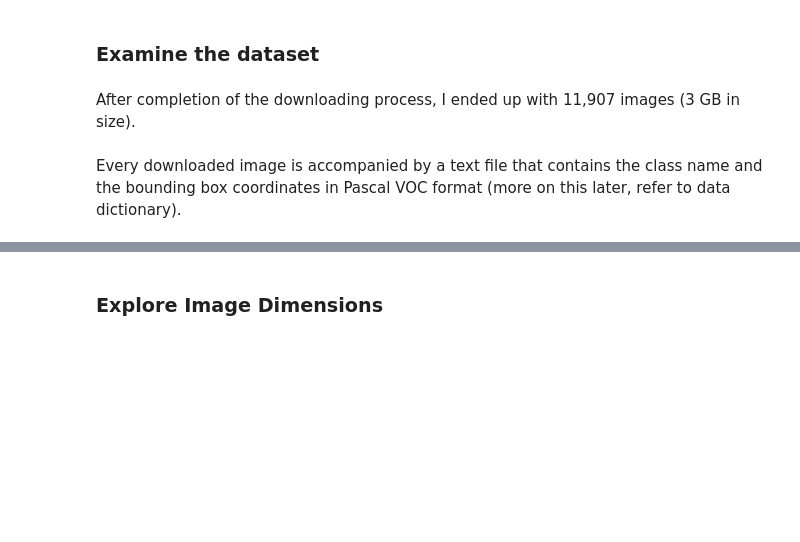
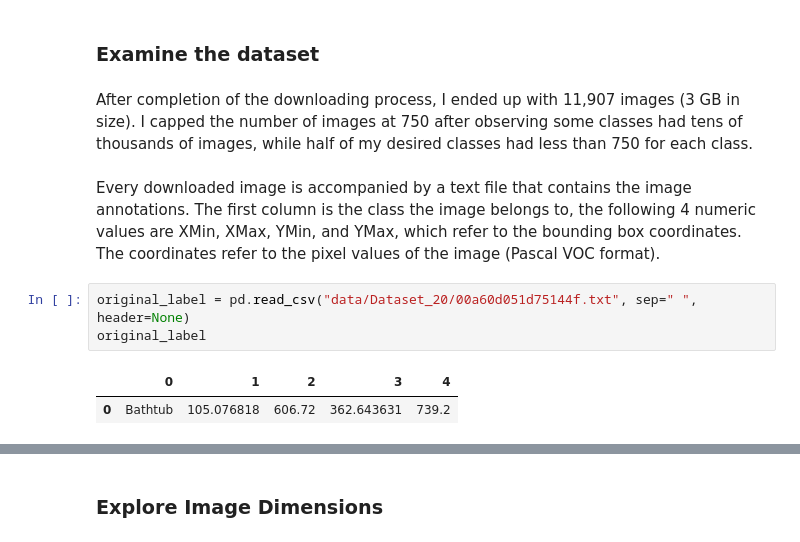
Before and after one commit to jordandarbyshire/amenity_detection, a Jupyter notebook: amenity_detection.ipynb, the cells around one changed output, grey strips where cells are left out. Drawn from its saved outputs; the diff is of its cells as text; blank space fills up the shorter version.

```diff
--- a/amenity_detection.ipynb
+++ b/amenity_detection.ipynb
@@ -73,6 +67,12 @@ image_count
 # %% [markdown]
 ### Examine the dataset
 # %% [markdown]
-After completion of the downloading process, I ended up with 11,907 images (3 GB in size).
+After completion of the downloading process, I ended up with 11,907 images (3 GB in size). I capped the number of images at 750 after observing some classes had tens of thousands of images, while half of my desired classes had less than 750 for each class.
 # %% [markdown]
-Every downloaded image is accompanied by a text file that contains the class name and the bounding box coordinates in Pascal VOC format (more on this later, refer to data dictionary).
+Every downloaded image is accompanied by a text file that contains the image annotations. The first column is the class the image belongs to, the following 4 numeric values are XMin, XMax, YMin, and YMax, which refer to the bounding box coordinates. The coordinates refer to the pixel values of the image (Pascal VOC format).
+# %%
+original_label = pd.read_csv("data/Dataset_20/00a60d051d75144f.txt", sep=" ", header=None)
+original_label
+# %% [output]
+|  | 0 | 1 | 2 | 3 | 4 |
+| 0 | Bathtub | 105.076818 | 606.72 | 362.643631 | 739.2 |
```
Also changed, not shown: parts of 37 cells of this notebook.
